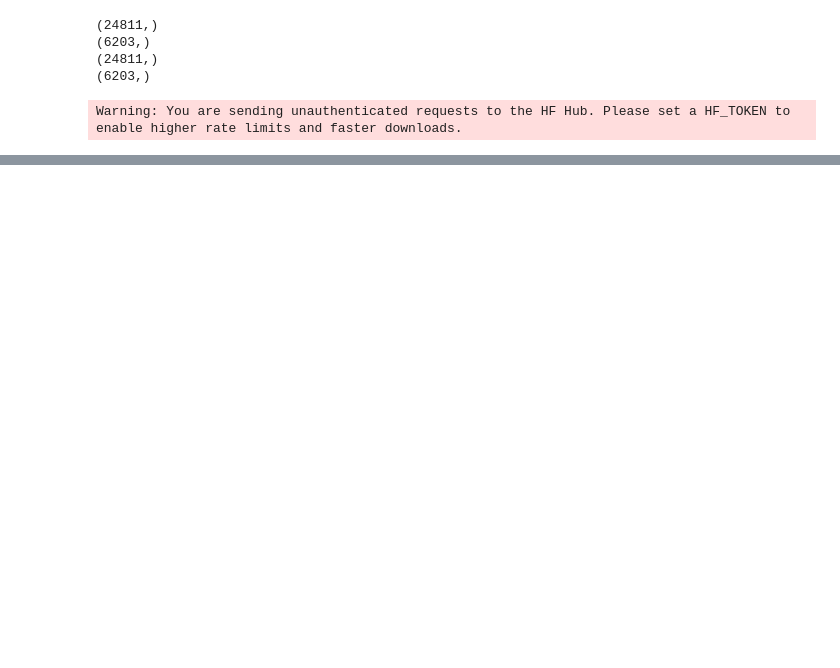
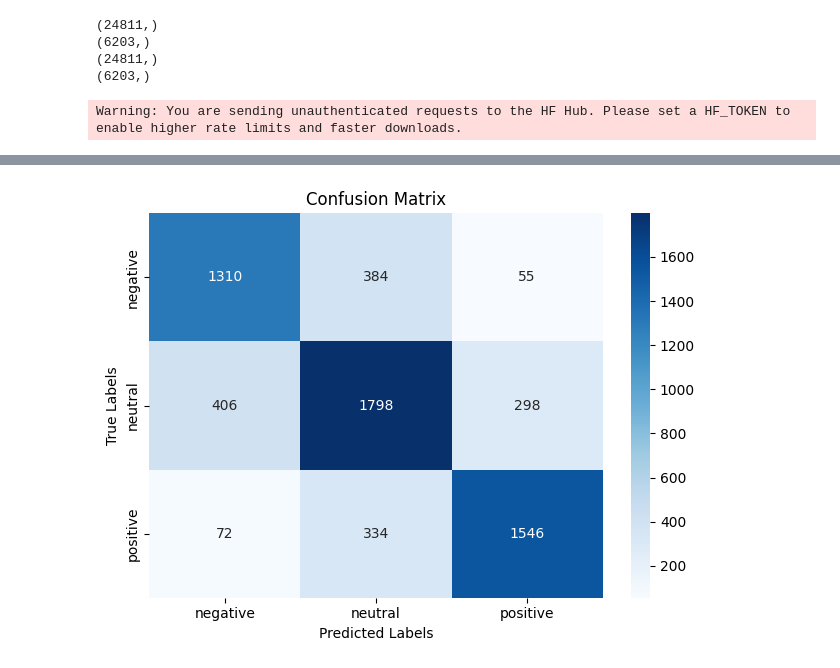
Before and after one commit to ajayn3300/Sentiment-Analysis, a Jupyter notebook: SentimentAnalysis.ipynb, the cells around one changed output, grey strips where cells are left out. Saved outputs shown, nothing was run; the diff lists cells and outputs as text; code cells hidden in the pictures; blank space fills up the shorter version.

```diff
--- a/SentimentAnalysis.ipynb
+++ b/SentimentAnalysis.ipynb
@@ -242,0 +279,22 @@ KeyboardInterrupt:
+# %%
+# let's predict test data
+test_preds = x_test.apply(predict_sentiment)
+# %%
+#classification metrics
+cfr = confusion_matrix(y_test, test_preds)
+# %%
+sns.heatmap(
+    cfr,
+    annot=True,
+    fmt='d',
+    cmap='Blues',
+    xticklabels= [ 'negative', 'neutral', 'positive'],
+    yticklabels= [ 'negative', 'neutral', 'positive']
+)
+plt.title('Confusion Matrix')
+plt.xlabel('Predicted Labels')
+plt.ylabel('True Labels')
+plt.tight_layout()
+plt.show()
+# %% [output]
+[figure, added]
```
Also changed, not shown: parts of 4 cells of this notebook.
